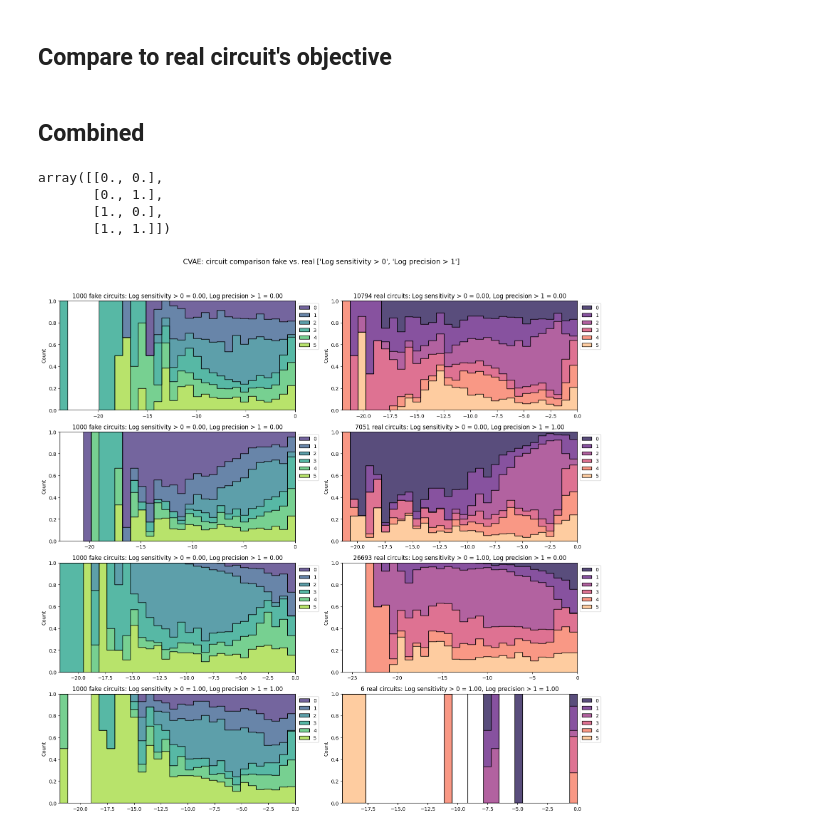
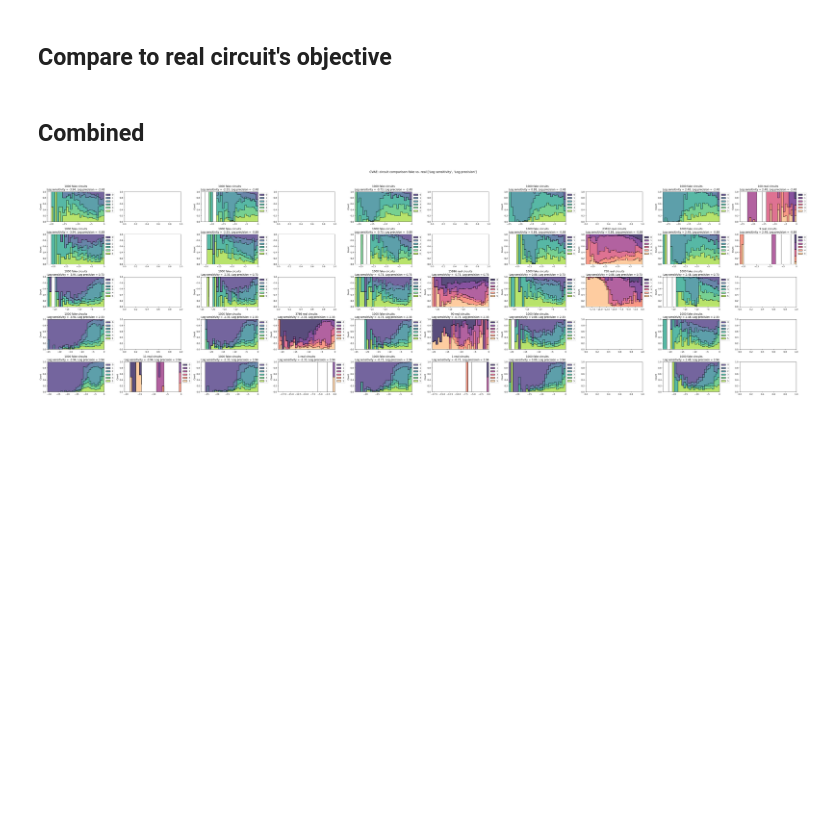
Before and after one commit to olive004/EvoScaper, a Jupyter notebook: notebooks/01_cvae.ipynb, the cells around one changed output. Drawn from its saved outputs; the diff is of its cells as text; code cells hidden in the pictures; blank space fills up the shorter version.

Commit message:
trained sens + prec

```diff
--- a/notebooks/01_cvae.ipynb
+++ b/notebooks/01_cvae.ipynb
@@ -145,10 +142,10 @@ hpos_optimization = {
 hpos_dataset = {
     'seed_dataset': 1,
     'include_diffs': False,
-    # 'objective_col': ('Log sensitivity', 'Log precision'),
+    'objective_col': ('Log sensitivity', 'Log precision'),
     # 'objective_col': 'adaptation',
     # 'objective_col': ('Log sensitivity', 'overshoot'),
-    'objective_col': ('Log sensitivity > 0', 'Log precision > 1'),
+    # 'objective_col': ('Log sensitivity > 0', 'Log precision > 1'),
     # 'objective_col': 'Log sensitivity',
     'output_species': ('RNA_2',),
     'signal_species': ('RNA_0',),
@@ -580,6 +577,7 @@ fn_saves = os.path.join('data', '01_cvae', '2025_02_23__15_43_06', 'saves_2025_0
 fn_saves = os.path.join('data', '01_cvae', '2025_02_23__17_51_09', 'saves_2025_02_23__17_51_09_ds0211_spbool')  # New dataset `2025_02_11__13_56_51` l sens > 0 + l prec > 1
 fn_saves = os.path.join('data', '01_cvae', '2025_02_23__18_21_05', 'saves_2025_02_23__18_21_05_ds0211_spbool_enc1')  # New dataset `2025_02_11__13_56_51` l sens > 0 + l prec > 1 + encoder 1 hidden layer
 fn_saves = os.path.join('data', '01_cvae', '2025_02_23__18_41_24', 'saves_2025_02_23__18_41_24_ds0211_spbool_KL2e4')  # New dataset `2025_02_11__13_56_51` l sens > 0 + l prec > 1 + KL 2e-4
+fn_saves = os.path.join('data', '01_cvae', '2025_02_25__12_42_34', 'saves_2025_02_25__12_42_34_ds0211_sp_KL2e4')  # New dataset `2025_02_11__13_56_51` sens, prec + KL 2e-4
 saves_loaded = load_json_as_dict(fn_saves)
 
 p = saves_loaded[str(list(saves_loaded.keys())[-1])]['params']
@@ -842,6 +840,9 @@ for k in config_dataset.objective_col:
     df = df[~df[k].isna()]
     df[k + '_nearest_edge'] = bin_to_nearest_edge(df[k].to_numpy(), n_bins=n_categories)
 
+    # Create bins based on quartiles for each objective column
+    quartiles = df[k].quantile(np.arange(0, 1+1/n_categories, 1/n_categories))
+    df[k + '_nearest_quartile'] = pd.cut(df[k], bins=quartiles).apply(lambda x: x.mid)
 # fake_circuits = x_datanormaliser.create_chain_preprocessor_inverse(x_methods_preprocessing)(fake_circuits)
 # %%
 # for k in config_dataset.objective_col:
@@ -866,63 +867,65 @@ for k in config_dataset.objective_col:
 # plt.suptitle(f'CVAE: real circuits {config_dataset.objective_col}')
 # %% [markdown]
 ## Combined
-# %%
-sampled_cond.mean(axis=1)
-# %% [output]
-array([[0., 0.],
-       [0., 1.],
-       [1., 0.],
-       [1., 1.]])
 # %%
 def combine_masks(l: list):
     combined_mask = np.ones(len(df), dtype=bool)
     for mask in l:
         combined_mask &= mask
     return combined_mask
 
 
-obj_col_nearest = list(itertools.product(*[sorted(df[k + '_nearest_edge'].unique()) for k in config_dataset.objective_col]))
-fig, axs = plt.subplots(len(fake_circuits), 2, figsize=(8*2, len(fake_circuits)*4))
+if len(config_dataset.objective_col) > 1:
+    sampled_cond_inverse = sampled_cond.mean(axis=1)
+else:
+    sampled_cond_inverse = np.array(sorted(np.unique(sampled_cond)))[:, None]
+
+for ii, (k, sc_i) in enumerate(zip(config_dataset.objective_col, sampled_cond_inverse.T)):
+    sc_i = y_datanormaliser.create_chain_preprocessor_inverse(y_methods_preprocessing)(sc_i, col=k)
+    sampled_cond_inverse[..., ii] = sc_i
+
+
+obj_col_nearest = list(itertools.product(*[sorted(df[k + '_nearest_edge'].unique().tolist()) for k in config_dataset.objective_col]))
+nrows = n_categories
+ncols = n_categories ** (len(config_dataset.objective_col) - 1) * 2
+fig, axs = plt.subplots(nrows, ncols, figsize=(5*ncols, nrows*3))
 show_max = 300 #n_to_sample
 for i, (zi, fake, edges) in enumerate(zip(z, fake_circuits, obj_col_nearest)):
+    ax_l = axs[i % nrows, ((2 * i) // ncols) * 2]
+    ax_r = axs[i % nrows, ((2 * i) // ncols) * 2 + 1]
     widest_lim = [0, 0]
     mask_edge = combine_masks([df[k + '_nearest_edge'] == edges[ii] for ii, k in enumerate(config_dataset.objective_col)])
     real = df[mask_edge][x_cols].to_numpy()
 
-    g1 = sns.histplot(fake, element='step', bins=30, palette='viridis', multiple='fill', ax=axs[i, 0])
-    if len(config_dataset.objective_col) > 1:
-        sc = sampled_cond.mean(axis=1)
+    g1 = sns.histplot(fake, element='step', bins=30, palette='viridis', multiple='fill', ax=ax_l)
+    if config_norm_y.categorical_onehot:
+        ax_l.set_title(f'{len(fake)} fake circuits\n{k} = {y_datanormaliser.metadata[k]["category_map"][i]:.2f}')
     else:
-        sc = np.array(sorted(np.unique(sampled_cond)))[:, None]
+        text_obj_col = ', '.join([k + ' = ' + f'{sampled_cond_inverse[i][ii]:.2f}' for ii, k in enumerate(config_dataset.objective_col)])
+        ax_l.set_title(f'{len(fake)} fake circuits\n{text_obj_col}')
+    sns.move_legend(g1, 'upper left', bbox_to_anchor=(1, 1))
 
-    for ii, (k, sc_i) in enumerate(zip(config_dataset.objective_col, sc.T)):
-        sc_i = y_datanormaliser.create_chain_preprocessor_inverse(y_methods_preprocessing)(sc_i, col=k)
-        sc[..., ii] = sc_i
-    # sc = np.concatenate([y_datanormaliser.create_chain_preprocessor_inverse(y_methods_preprocessing)(
-    #     sc[..., i], col=c).flatten() for i, c in enumerate(config_dataset.objective_col)]).reshape(np.prod(sc.shape[:-1]), -1).squeeze()
-    # plt.title(f'{len(fake)} fake circuits: {k} = {str(sc.flatten()[i])[:6]}')
 
-    g2 = sns.histplot(real, element='step', bins=30, palette='magma', multiple='fill', ax=axs[i, 1])
+    if not real.size:
+        continue
+    g2 = sns.histplot(real, element='step', bins=30, palette='magma', multiple='fill', ax=ax_r)
     sns.move_legend(g2, 'upper left', bbox_to_anchor=(1, 1))
 
     if config_norm_y.categorical_onehot:
-        axs[i, 0].set_title(f'{len(fake)} fake circuits: {k} = {y_datanormaliser.metadata[k]["category_map"][i]:.2f}')
-        axs[i, 1].set_title(f'{len(real)} real circuits: {k} = {str(edges)[:6]}')
+        ax_r.set_title(f'{len(real)} real circuits\n{k} = {str(edges)[:6]}')
     else:
-        text_obj_col = ', '.join([k + ' = ' + f'{sc.flatten()[i]:.2f}' for k in config_dataset.objective_col])
-        axs[i, 0].set_title(f'{len(fake)} fake circuits: {text_obj_col}')
         text_obj_col2 = ', '.join([k + ' = ' + f'{edges[ii]:.2f}' for ii, k in enumerate(config_dataset.objective_col)])
-        axs[i, 1].set_title(f'{len(real)} real circuits: {text_obj_col2}')
+        ax_r.set_title(f'{len(real)} real circuits\n{text_obj_col2}')
     sns.move_legend(g1, 'upper left', bbox_to_anchor=(1, 1))
 
     widest_lim = [np.min([g1.get_xlim()[0], g2.get_xlim()[0], widest_lim[0]]), np.max([g1.get_xlim()[1], g2.get_xlim()[1], widest_lim[1]])]
     # g1.set_xlim(widest_lim)
     # g2.set_xlim(widest_lim)
 
 
 plt.suptitle(f'CVAE: circuit comparison fake vs. real {config_dataset.objective_col}', fontsize=14)
 plt.tight_layout(rect=[0, 0, 1, 0.95])
 plt.show()
 # %% [output]
-[figure, old version]
+[figure, new version]
 # %%
```
Also changed, not shown: parts of 17 cells of this notebook.
